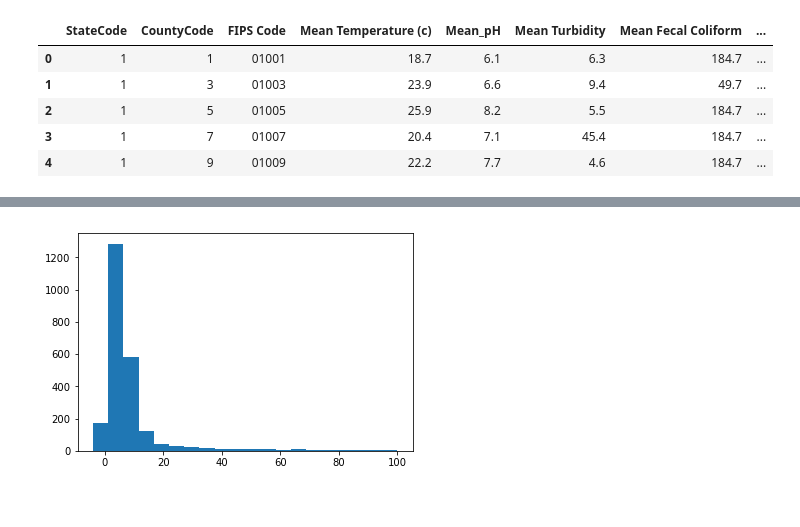
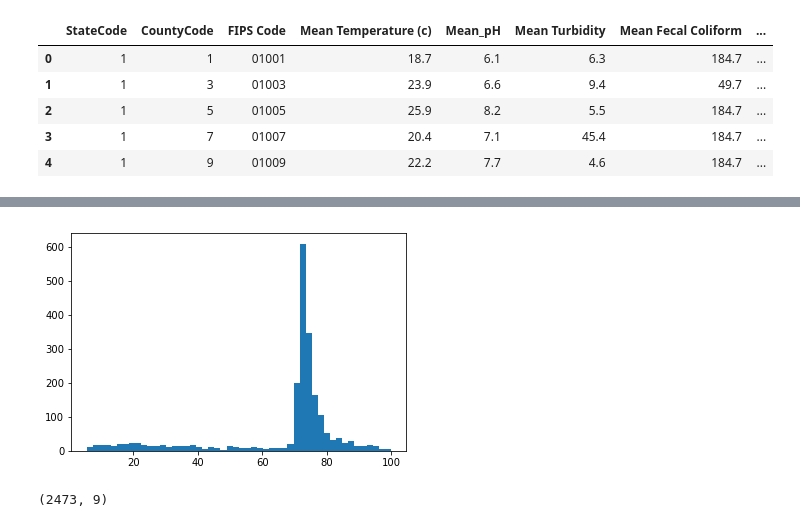
Before and after one commit to ekenigsberg/BootCampProject01-2019-07-06, a Jupyter notebook: WQIndex.ipynb, the cells around one changed output, grey strips where cells are left out. Saved outputs shown, nothing was run; the diff lists cells and outputs as text; code cells hidden in the pictures.

```diff
--- a/WQIndex.ipynb
+++ b/WQIndex.ipynb
@@ -3,7 +3,7 @@ import pandas as pd
 import matplotlib.pyplot as plt
 import numpy as np
 # %%
-WQData=pd.read_csv("pj/BootCampProject01-2019-07-06/2012_Water_Quality_df.csv")
+WQData=pd.read_csv("2012_Water_Quality_df.csv")
 WQData.head()
 # %% [output]
 |  | StateCode | CountyCode | FIPS Code | Mean Temperature (c) | Mean_pH | Mean Turbidity | Mean Fecal Coliform | ... |
@@ -44,9 +44,11 @@ Mean Fecal Coliform     184.7
 Mean Flow                48.8
 dtype: float64
 # %%
-WQData['WQI'] = WQData.apply(lambda x: x['Mean_pH'] * 0.38 * x['Mean Flow'] +\
-                 x['Mean Turbidity'] * 0.28 * x['Mean Flow'] +\
-                 x['Mean Temperature (c)'] * 0.34 * x['Mean Flow'] ,axis=1)
+WQData['WQI'] = WQData.apply(lambda x: (x['Mean_pH'] * 0.11 +\
+                 x['Mean Turbidity'] * 0.08 +\
+                 x['Mean Temperature (c)'] * 0.10 + \
+                x['Mean Fecal Coliform'] * 0.16) / (0.11 + 0.08 + 0.10 + 0.16)
+                             ,axis=1)
 # %%
 WQData.head()
 # %% [output]
@@ -80,2 +61,2 @@ Name: WQI, Length: 2473, dtype: float64
 # %%
-plt.hist(WQData['WQI']/100)
+WQDataadf=WQData[WQData['WQI']<=100]
@@ -96,6 +62,0 @@ plt.show()
-# %%
-WQData['WQNorm']=WQData['WQI']/100
-WQData.head()
-WQDataadf=WQData[WQData['WQNorm']<=100]
-WQDataadf.head()
-#WQData.fillna(WQData.median(),inplace=True)
@@ -109,5 +63,5 @@ WQDataadf.head()
 # %%
-plt.hist(WQDataadf["WQNorm"],bins=20)
+plt.hist(WQDataadf['WQI'], bins =50)
 plt.show()
 # %% [output]
-[figure, old version]
+[figure, new version]
@@ -113,0 +70,4 @@ plt.show()
+# %%
+WQData.shape
+# %% [output]
+(2473, 9)
```
Also changed, not shown: parts of 6 cells of this notebook.
